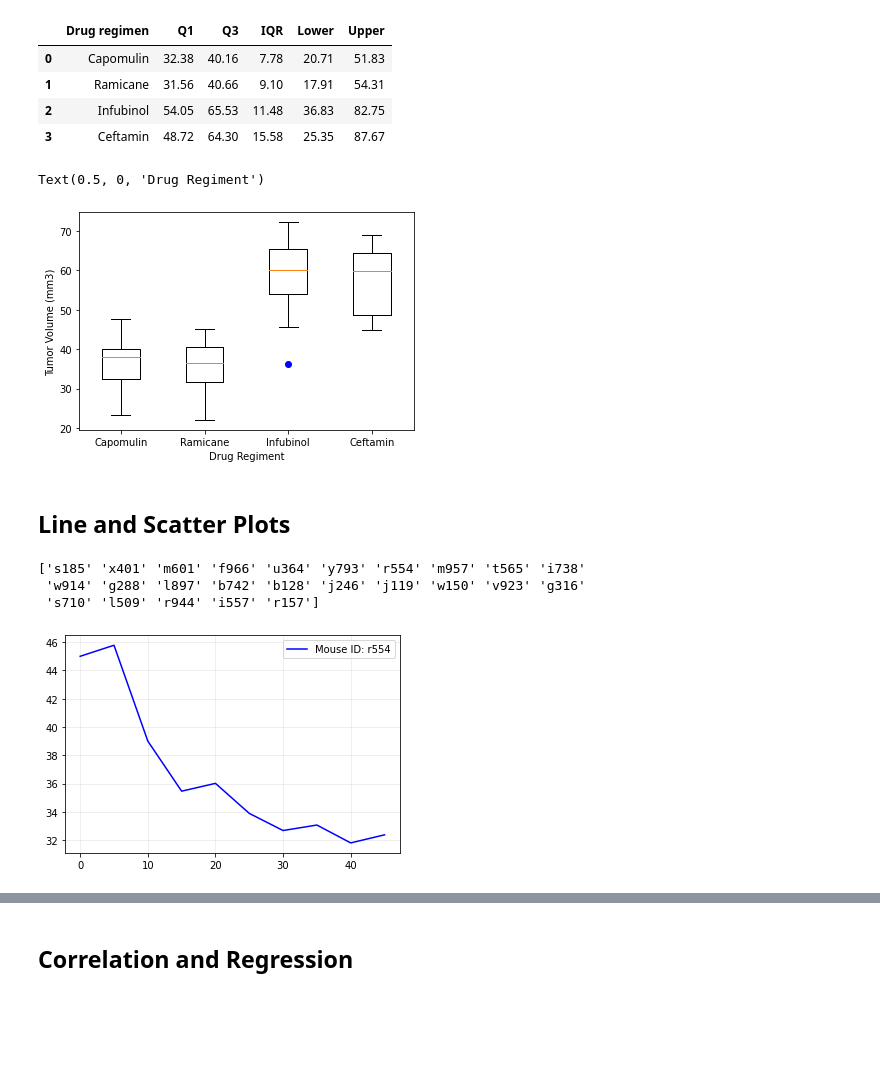
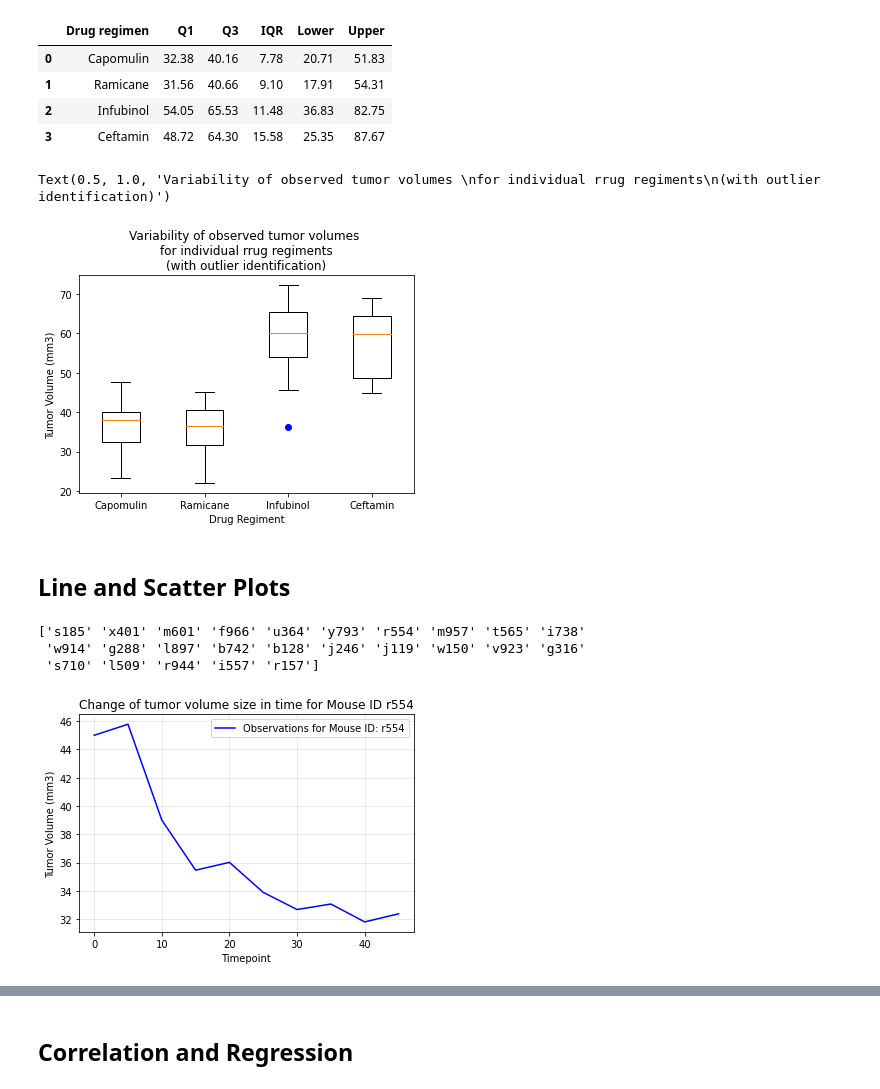
Before and after one commit to i-am-phoenix/rice-btcmp-hw5-matplotlib-challenge, a Jupyter notebook: pymaceuticals_starter.ipynb, the cells around one changed output, grey strips where cells are left out. Drawn from its saved outputs; the diff is of its cells as text; code cells hidden in the pictures; blank space fills up the shorter version.

```diff
--- a/pymaceuticals_starter.ipynb
+++ b/pymaceuticals_starter.ipynb
@@ -345,14 +348,18 @@ outlier_stat
 # %%
 # Generate a box plot of the final tumor volume of each mouse across four regimens of interest
 plt.boxplot(tumor_vol_data_4_plotting, flierprops=dict(markerfacecolor='b', markeredgecolor="b"))
 # Add tick names
 plt.xticks([1,2,3,4],best_4_drugs)
 # add axis names
 plt.ylabel('Tumor Volume (mm3)')
 plt.xlabel('Drug Regiment')
+plt.title('Variability of observed tumor volumes \nfor individual rrug regiments\n(with outlier identification)')
+
+# save figure for reporting
+plt.savefig('drug_vs.png')
 # %% [output]
-Text(0.5, 0, 'Drug Regiment')
+Text(0.5, 1.0, 'Variability of observed tumor volumes \nfor individual rrug regiments\n(with outlier identification)')
-[figure, old version]
+[figure, new version]
 # %% [markdown]
 ## Line and Scatter Plots
 # %%
@@ -367,14 +374,23 @@ mouse_ID_4_plotting=random.choice(list_of_mice_on_Capomulin)
 mouse_ID_4_plotting="r554"
 x=all_data[all_data['Mouse ID']==mouse_ID_4_plotting]['Timepoint']
 y=all_data[all_data['Mouse ID']==mouse_ID_4_plotting]['Tumor Volume (mm3)']
-plt.plot(x,y, c="b", label=f"Mouse ID: {mouse_ID_4_plotting}")
+plt.plot(x,y, c="b", label=f"Observations for Mouse ID: {mouse_ID_4_plotting}")
+# adding axis labels & title
+plt.xlabel('Timepoint')
+plt.ylabel('Tumor Volume (mm3)')
+plt.title(f"Change of tumor volume size in time for Mouse ID {mouse_ID_4_plotting}")
+# adding grid with transparency
+plt.grid(alpha=0.35)
+# adding legend
 plt.legend()
-plt.grid(alpha=0.25)
+
+# save figure for reporting
+plt.savefig(f'timepoint_vs_vol_for_mouse_id_{mouse_ID_4_plotting}.png')
 # %% [output]
 ['s185' 'x401' 'm601' 'f966' 'u364' 'y793' 'r554' 'm957' 't565' 'i738'
  'w914' 'g288' 'l897' 'b742' 'b128' 'j246' 'j119' 'w150' 'v923' 'g316'
  's710' 'l509' 'r944' 'i557' 'r157']
-[figure, old version]
+[figure, new version]
 # %%
 # Generate a scatter plot of average tumor volume vs. mouse weight for the Capomulin regimen
 # x axis represents mice weights of only the mice who were treated with Capomulin
```
Also changed, not shown: parts of 6 cells of this notebook, 6 other files.
